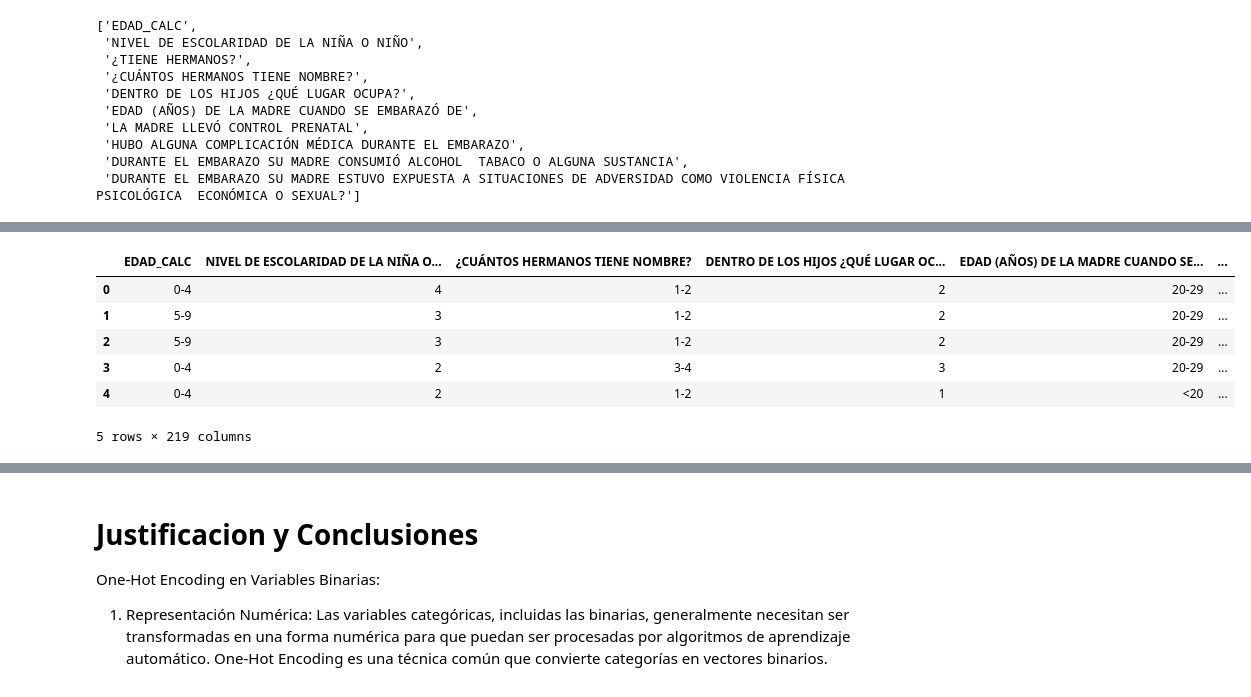
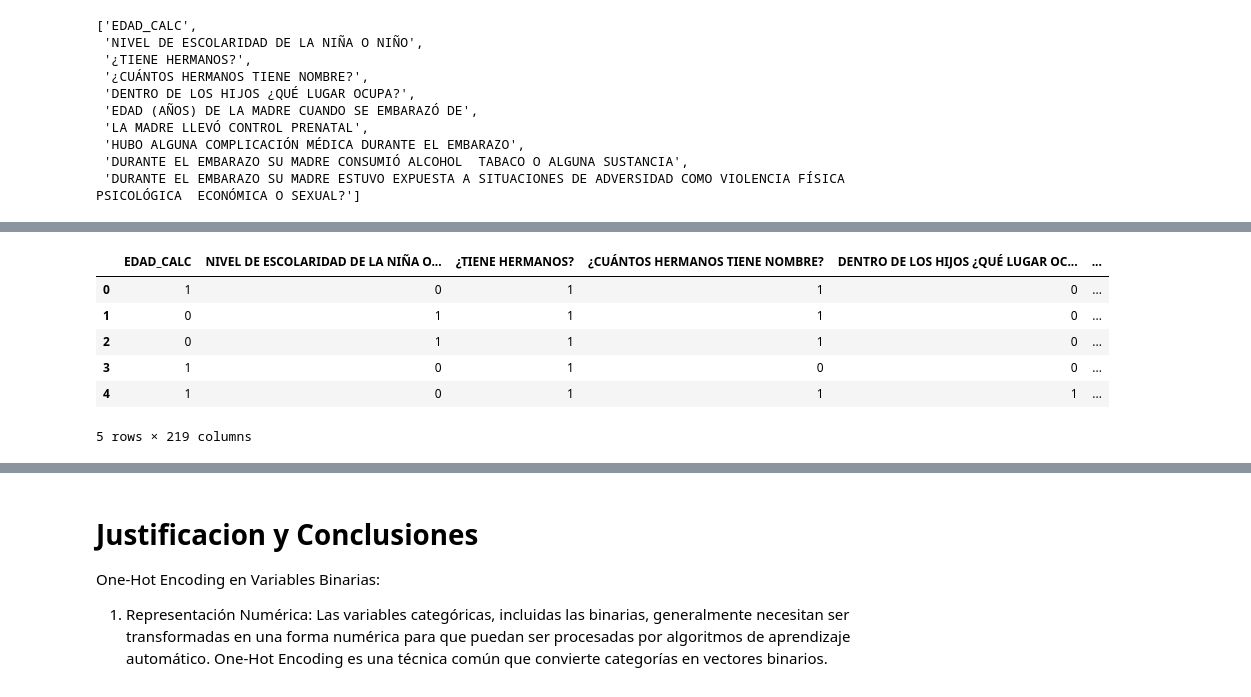
Before and after one commit to danielav081596/Proyecto_Integrador_Equipo5, a Jupyter notebook: Copia_de_Avance2_Equipo.ipynb, the cells around one changed output, grey strips where cells are left out. Saved outputs shown, nothing was run; the diff lists cells and outputs as text; code cells hidden in the pictures.

```diff
--- a/Copia_de_Avance2_Equipo.ipynb
+++ b/Copia_de_Avance2_Equipo.ipynb
@@ -1090,10 +1111,9 @@ columnas_renombradas_df['EDAD (AÑOS) DE LA MADRE CUANDO SE EMBARAZÓ DE'] = col
 # %%
-import pandas as pd
-
-
-# Identifica las columnas binarias categóricas
-columnas_binarias_cat = [col for col in columnas_renombradas_df.columns if pd.api.types.is_categorical_dtype(columnas_renombradas_df[col])
-                         and columnas_renombradas_df[col].nunique() == 2]
-
-# Aplica one-hot encoding solo a las columnas binarias categóricas, con drop_first=True
-df_encoded = pd.get_dummies(columnas_renombradas_df, columns=columnas_binarias_cat, drop_first=True)
+columnas_categoricas = [col for col in columnas_renombradas_df.columns if pd.api.types.is_categorical_dtype(columnas_renombradas_df[col])]
+for col in columnas_categoricas:
+    # One-hot encoding para columnas binarias
+    if columnas_renombradas_df[col].nunique() == 2:
+        mcadata = pd.get_dummies(columnas_renombradas_df, columns=[col], drop_first=True)
+    else:
+        # Aplicamos la función que creamos a cada elemento del data frame
+        mcadata = columnas_renombradas_df.apply(categorize_by_mode)
@@ -1100,10 +1136,10 @@ df_encoded = pd.get_dummies(columnas_renombradas_df, columns=columnas_binarias_c
 # %%
-df_encoded.head()
+mcadata.head()
 # %% [output]
-|  | EDAD_CALC | NIVEL DE ESCOLARIDAD DE LA NIÑA O... | ¿CUÁNTOS HERMANOS TIENE NOMBRE? | DENTRO DE LOS HIJOS ¿QUÉ LUGAR OC... | EDAD (AÑOS) DE LA MADRE CUANDO SE... | ... |
-| 0 | 0-4 | 4 | 1-2 | 2 | 20-29 | ... |
-| 1 | 5-9 | 3 | 1-2 | 2 | 20-29 | ... |
-| 2 | 5-9 | 3 | 1-2 | 2 | 20-29 | ... |
-| 3 | 0-4 | 2 | 3-4 | 3 | 20-29 | ... |
-| 4 | 0-4 | 2 | 1-2 | 1 | <20 | ... |
+|  | EDAD_CALC | NIVEL DE ESCOLARIDAD DE LA NIÑA O... | ¿TIENE HERMANOS? | ¿CUÁNTOS HERMANOS TIENE NOMBRE? | DENTRO DE LOS HIJOS ¿QUÉ LUGAR OC... | ... |
+| 0 | 1 | 0 | 1 | 1 | 0 | ... |
+| 1 | 0 | 1 | 1 | 1 | 0 | ... |
+| 2 | 0 | 1 | 1 | 1 | 0 | ... |
+| 3 | 1 | 0 | 1 | 0 | 0 | ... |
+| 4 | 1 | 0 | 1 | 1 | 1 | ... |
 5 rows × 219 columns
```
Also changed, not shown: parts of 15 cells of this notebook.
